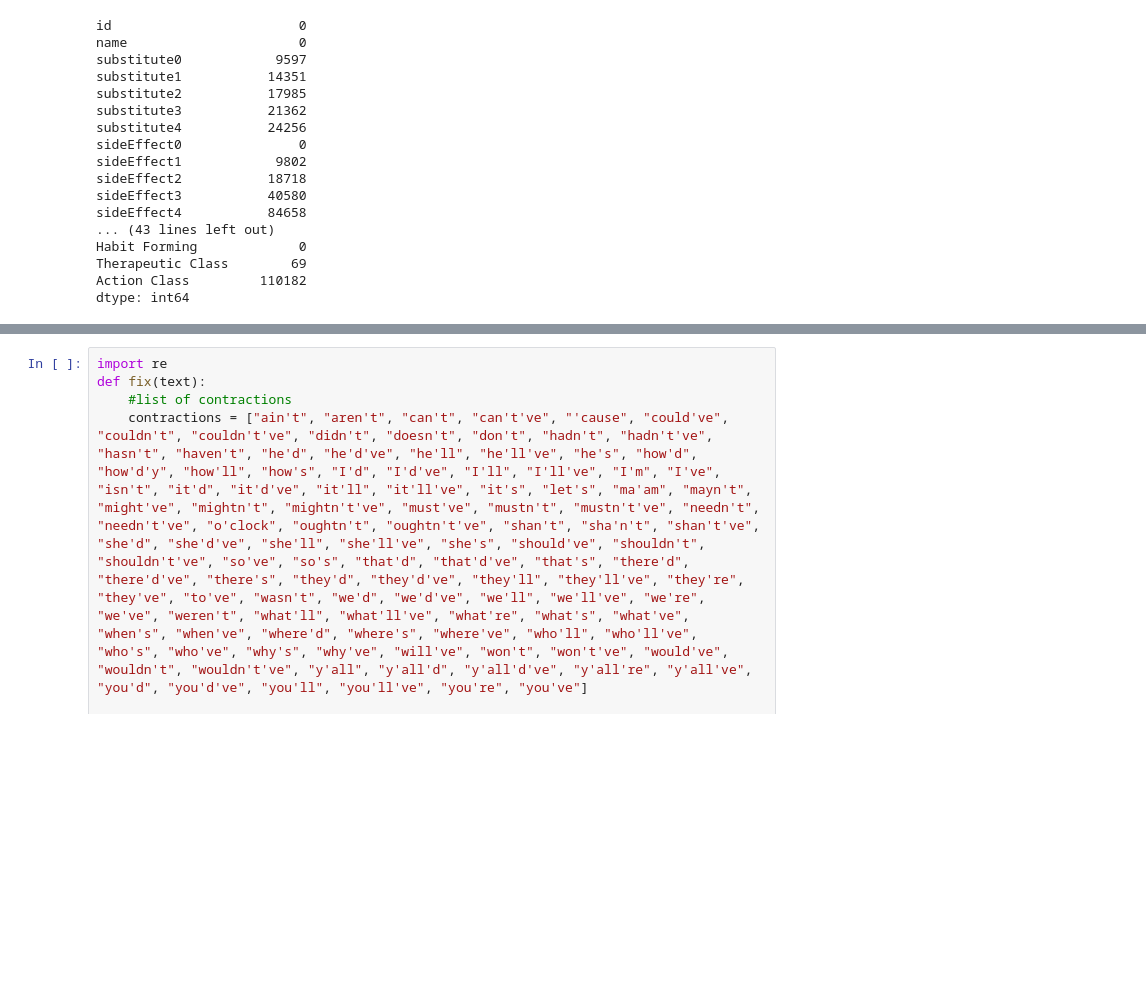
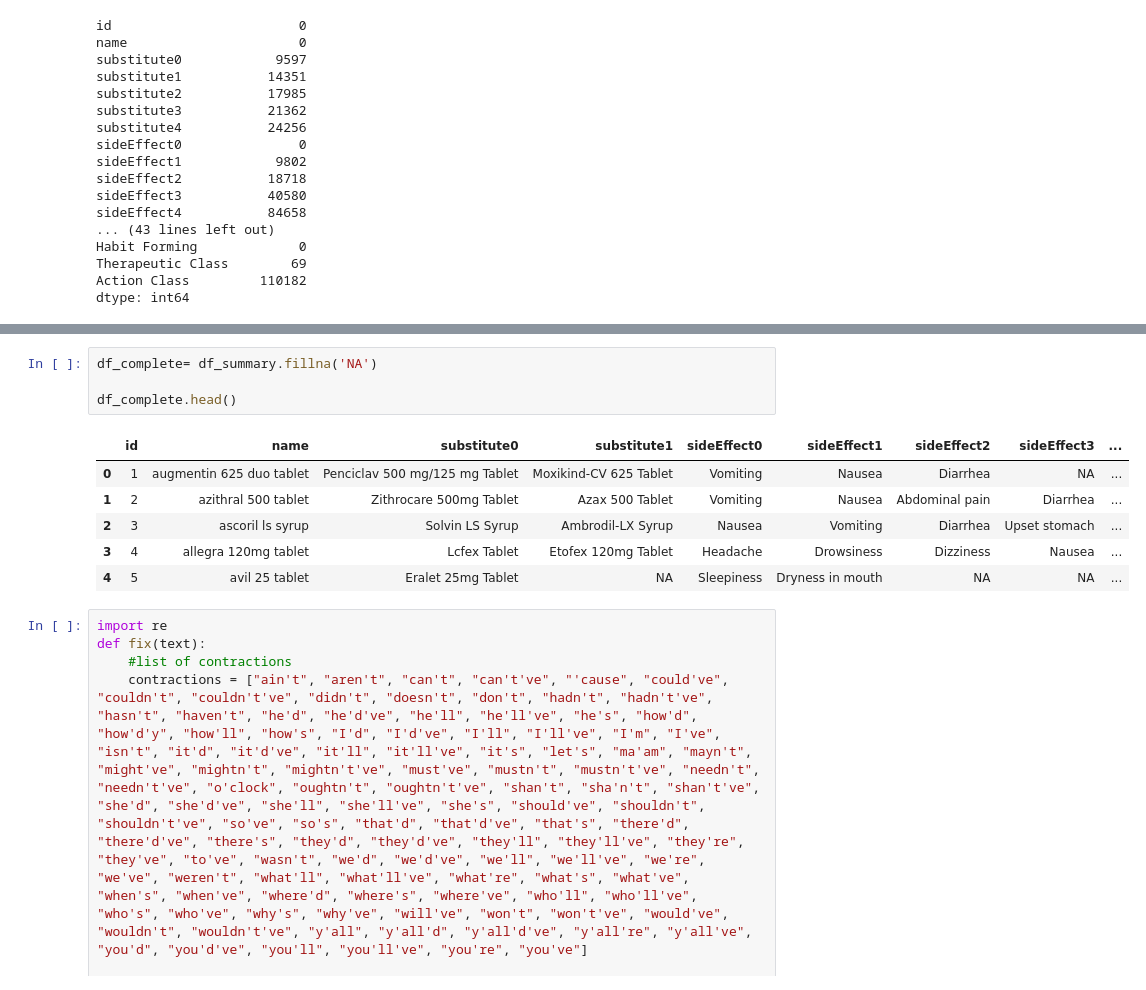
Before and after one commit to jakemcgraw83/project3Med_interactions, a Jupyter notebook: Med_data_prep.ipynb, the cells around one changed output, grey strips where cells are left out. Cells and saved outputs as stored; diff of their text form; blank space fills up the shorter version.

```diff
--- a/Med_data_prep.ipynb
+++ b/Med_data_prep.ipynb
@@ -79,3 +72,14 @@ df_summary
+# %%
+df_complete= df_summary.fillna('NA')
+
+df_complete.head()
+# %% [output]
+|  | id | name | substitute0 | substitute1 | sideEffect0 | sideEffect1 | sideEffect2 | sideEffect3 | ... |
+| 0 | 1 | augmentin 625 duo tablet | Penciclav 500 mg/125 mg Tablet | Moxikind-CV 625 Tablet | Vomiting | Nausea | Diarrhea | NA | ... |
+| 1 | 2 | azithral 500 tablet | Zithrocare 500mg Tablet | Azax 500 Tablet | Vomiting | Nausea | Abdominal pain | Diarrhea | ... |
+| 2 | 3 | ascoril ls syrup | Solvin LS Syrup | Ambrodil-LX Syrup | Nausea | Vomiting | Diarrhea | Upset stomach | ... |
+| 3 | 4 | allegra 120mg tablet | Lcfex Tablet | Etofex 120mg Tablet | Headache | Drowsiness | Dizziness | Nausea | ... |
+| 4 | 5 | avil 25 tablet | Eralet 25mg Tablet | NA | Sleepiness | Dryness in mouth | NA | NA | ... |
 # %%
 import re
 def fix(text):
```
Also changed, not shown: parts of 3 cells of this notebook, 1 other file.
